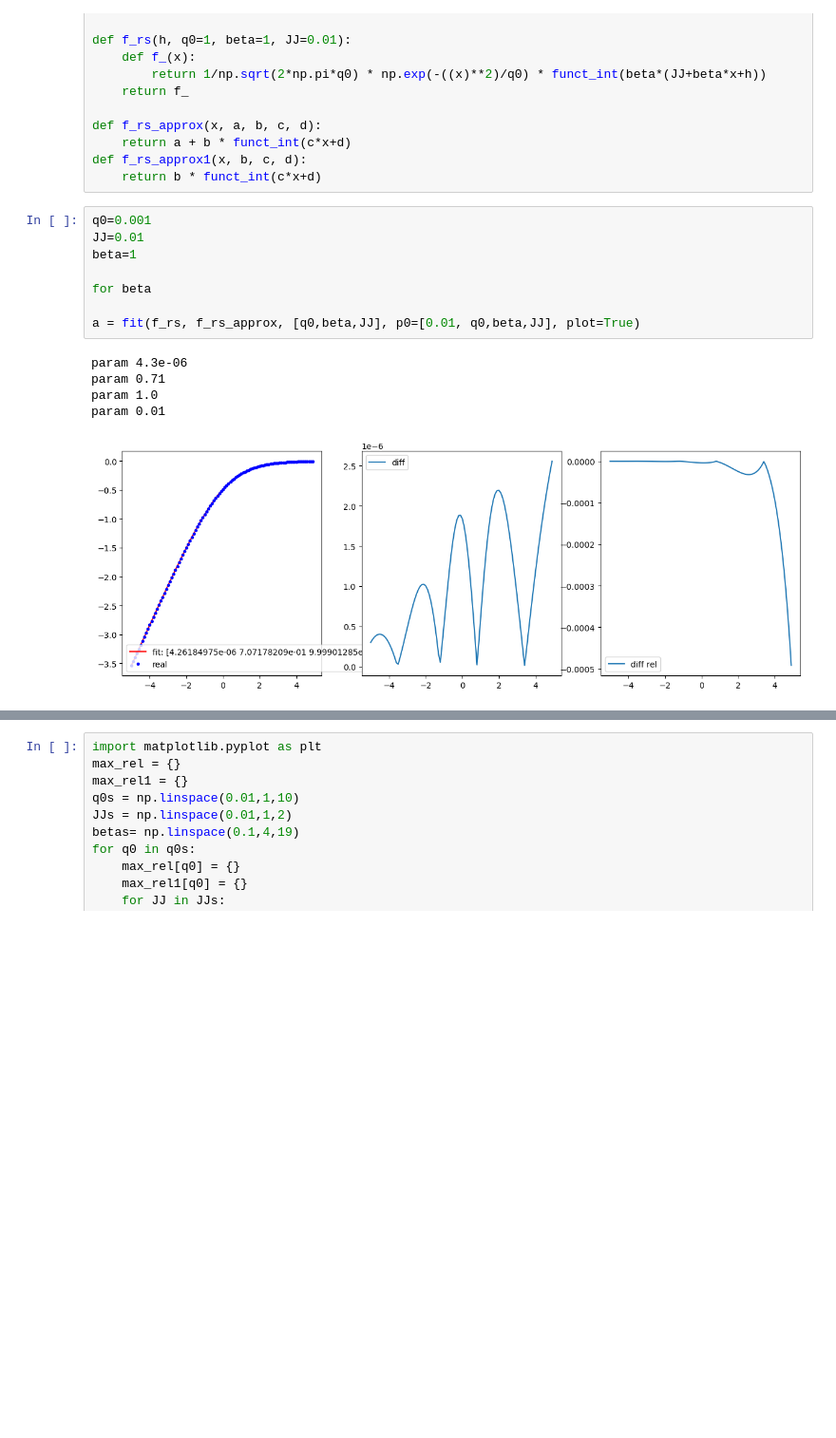
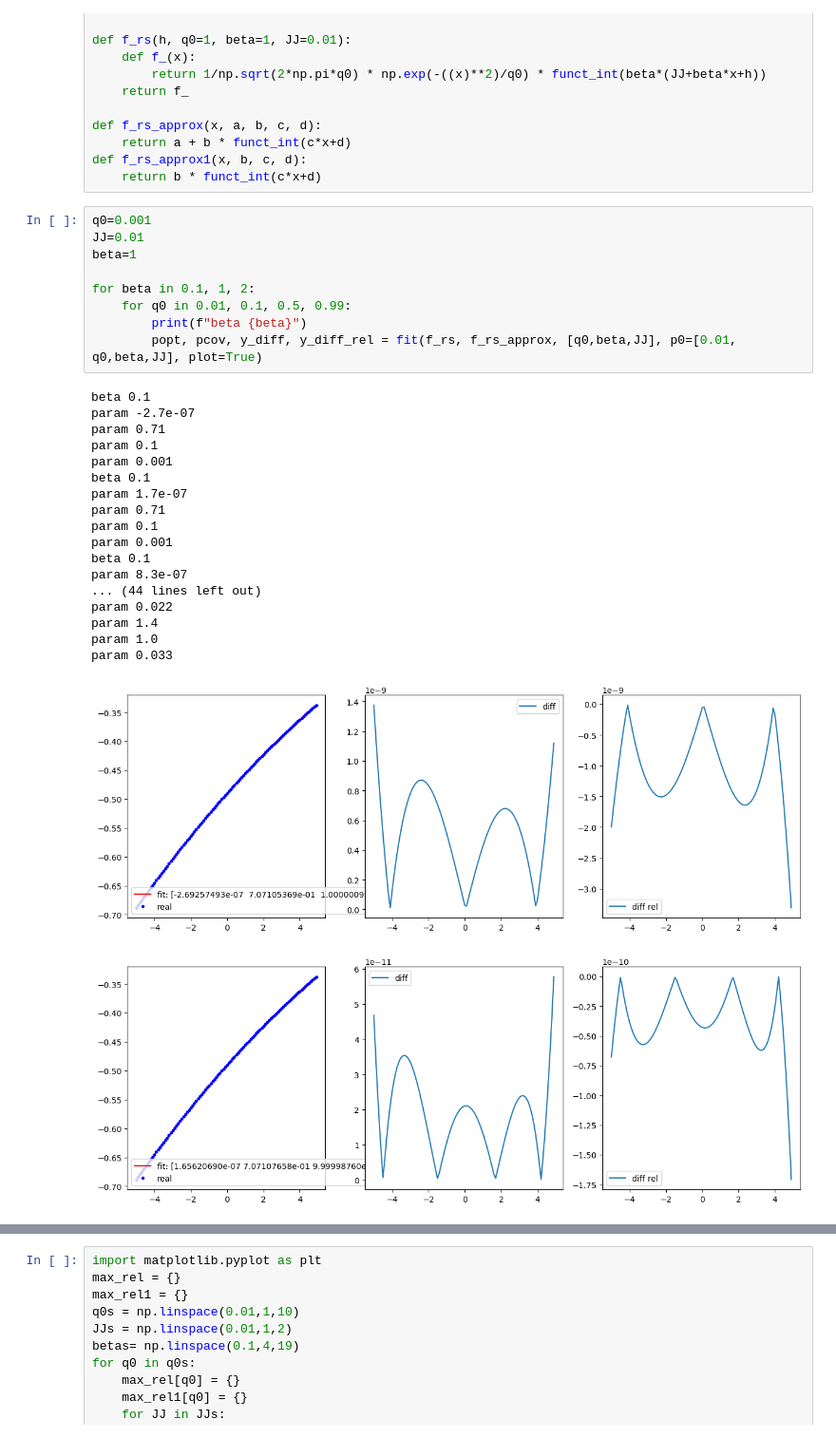
Before and after one commit to ocadni/h2arnn, a Jupyter notebook: results/tex/img/num_evid.ipynb, the cells around one changed output, grey strips where cells are left out. Shown at 95% size. Saved outputs shown, nothing was run; the diff lists cells and outputs as text; blank space fills up the shorter version.

```diff
--- a/results/tex/img/num_evid.ipynb
+++ b/results/tex/img/num_evid.ipynb
@@ -84,14 +84,29 @@ def f_rs_approx1(x, b, c, d):
 # %%
 q0=0.001
 JJ=0.01
 beta=1
 
-for beta
-
-a = fit(f_rs, f_rs_approx, [q0,beta,JJ], p0=[0.01, q0,beta,JJ], plot=True)
+for beta in 0.1, 1, 2:
+    for q0 in 0.01, 0.1, 0.5, 0.99:
+        print(f"beta {beta}")
+        popt, pcov, y_diff, y_diff_rel = fit(f_rs, f_rs_approx, [q0,beta,JJ], p0=[0.01, q0,beta,JJ], plot=True)
 # %% [output]
-param 4.3e-06
+beta 0.1
+param -2.7e-07
 param 0.71
+param 0.1
+param 0.001
+beta 0.1
+param 1.7e-07
+param 0.71
+param 0.1
+param 0.001
+beta 0.1
+param 8.3e-07
+... (44 lines left out)
+param 0.022
+param 1.4
 param 1.0
-param 0.01
+param 0.033
-[figure, old version]
+[figure, new version]
+[figure, added]
```
Also changed, not shown: parts of 5 cells of this notebook, 7 other files.
